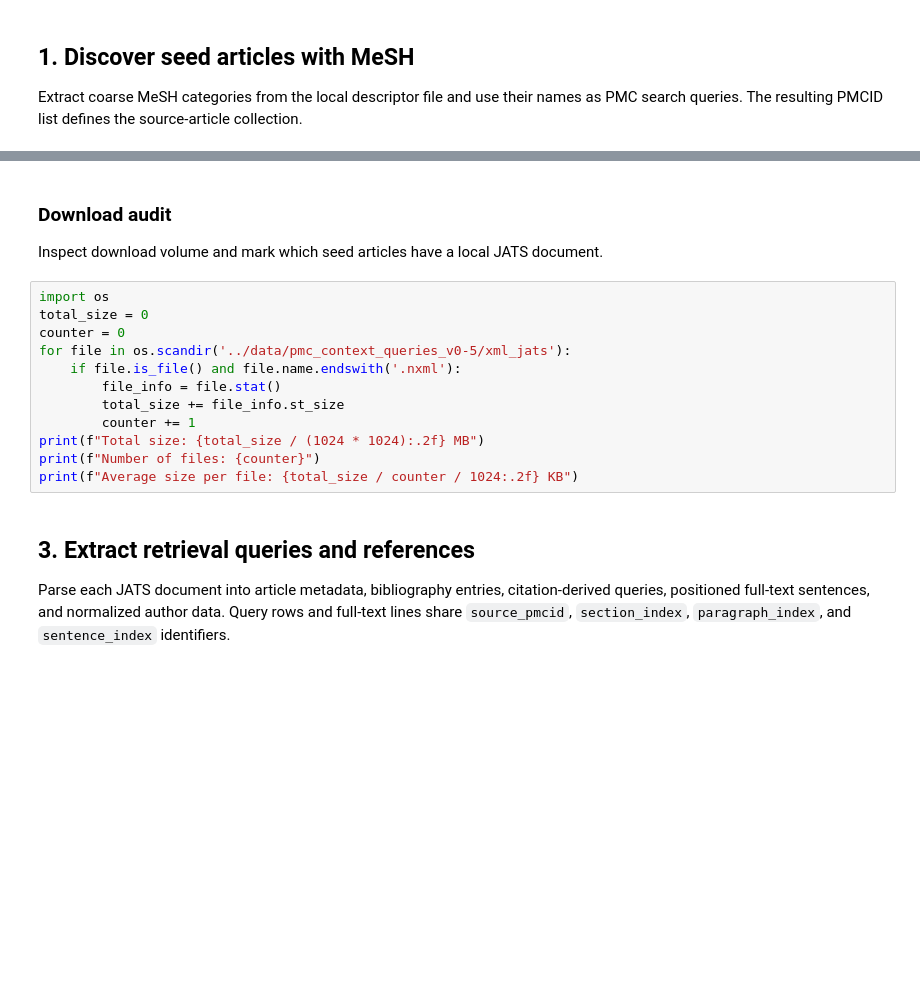
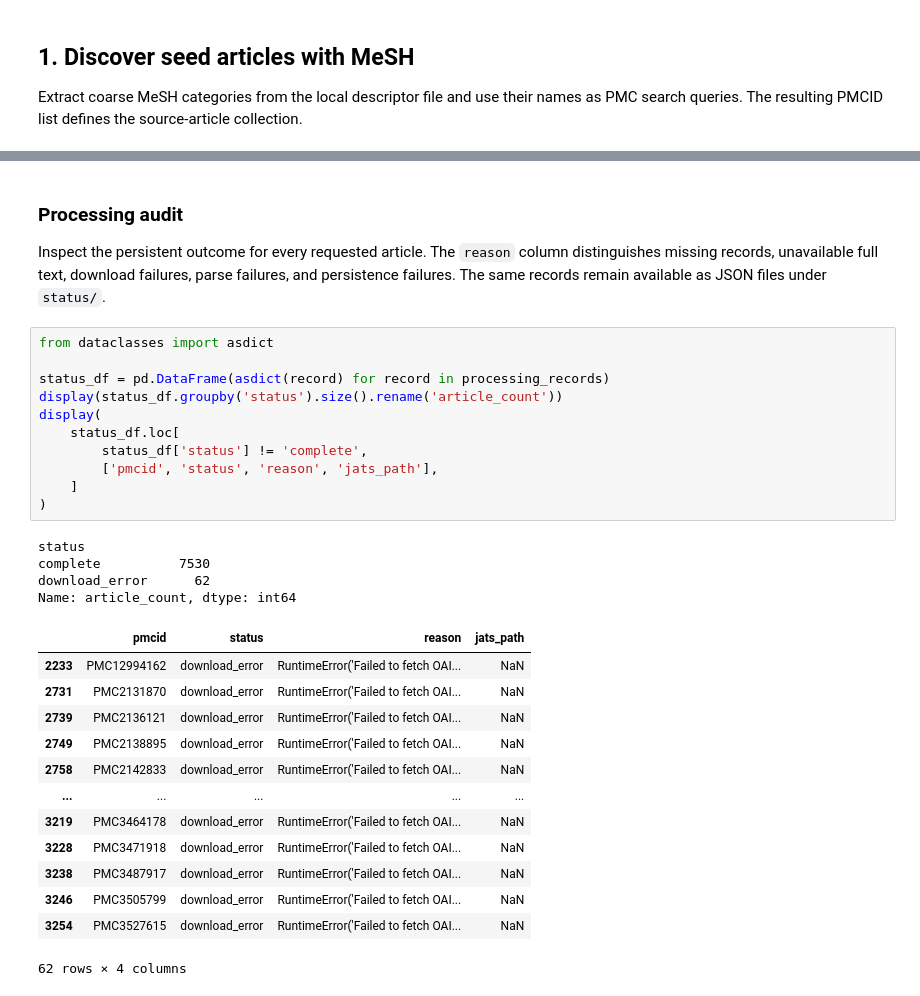
Before and after one commit to lohex/PMCortex, a Jupyter notebook: notebooks/PMCortex.ipynb, the cells around one changed output, grey strips where cells are left out. Cells and saved outputs as stored; diff of their text form; blank space fills up the shorter version.

```diff
--- a/notebooks/PMCortex.ipynb
+++ b/notebooks/PMCortex.ipynb
@@ -68,20 +103,33 @@ with PMCJATSDownloader(
 # %% [markdown]
-### Download audit
+### Processing audit
 
-Inspect download volume and mark which seed articles have a local JATS document.
+Inspect the persistent outcome for every requested article. The `reason` column distinguishes missing records, unavailable full text, download failures, parse failures, and persistence failures. The same records remain available as JSON files under `status/`.
 # %%
-import os
-total_size = 0
-counter = 0
-for file in os.scandir('../data/pmc_context_queries_v0-5/xml_jats'):
-    if file.is_file() and file.name.endswith('.nxml'):
-        file_info = file.stat()
-        total_size += file_info.st_size
-        counter += 1
-print(f"Total size: {total_size / (1024 * 1024):.2f} MB")
-print(f"Number of files: {counter}")
-print(f"Average size per file: {total_size / counter / 1024:.2f} KB")
+from dataclasses import asdict
+
+status_df = pd.DataFrame(asdict(record) for record in processing_records)
+display(status_df.groupby('status').size().rename('article_count'))
+display(
+    status_df.loc[
+        status_df['status'] != 'complete',
+        ['pmcid', 'status', 'reason', 'jats_path'],
+    ]
+)
+# %% [output]
+status
+complete          7530
+download_error      62
+Name: article_count, dtype: int64
+|  | pmcid | status | reason | jats_path |
+| 2233 | PMC12994162 | download_error | RuntimeError('Failed to fetch OAI... | NaN |
+| 2731 | PMC2131870 | download_error | RuntimeError('Failed to fetch OAI... | NaN |
+| 2739 | PMC2136121 | download_error | RuntimeError('Failed to fetch OAI... | NaN |
+| 2749 | PMC2138895 | download_error | RuntimeError('Failed to fetch OAI... | NaN |
+| 2758 | PMC2142833 | download_error | RuntimeError('Failed to fetch OAI... | NaN |
+| ... | ... | ... | ... | ... |
+| 3219 | PMC3464178 | download_error | RuntimeError('Failed to fetch OAI... | NaN |
+| 3228 | PMC3471918 | download_error | RuntimeError('Failed to fetch OAI... | NaN |
+| 3238 | PMC3487917 | download_error | RuntimeError('Failed to fetch OAI... | NaN |
+| 3246 | PMC3505799 | download_error | RuntimeError('Failed to fetch OAI... | NaN |
+| 3254 | PMC3527615 | download_error | RuntimeError('Failed to fetch OAI... | NaN |
+62 rows × 4 columns
-# %% [markdown]
-## 3. Extract retrieval queries and references
-
-Parse each JATS document into article metadata, bibliography entries, citation-derived queries, positioned full-text sentences, and normalized author data. Query rows and full-text lines share `source_pmcid`, `section_index`, `paragraph_index`, and `sentence_index` identifiers.
```
Also changed, not shown: parts of 33 cells of this notebook, 15 other files.
